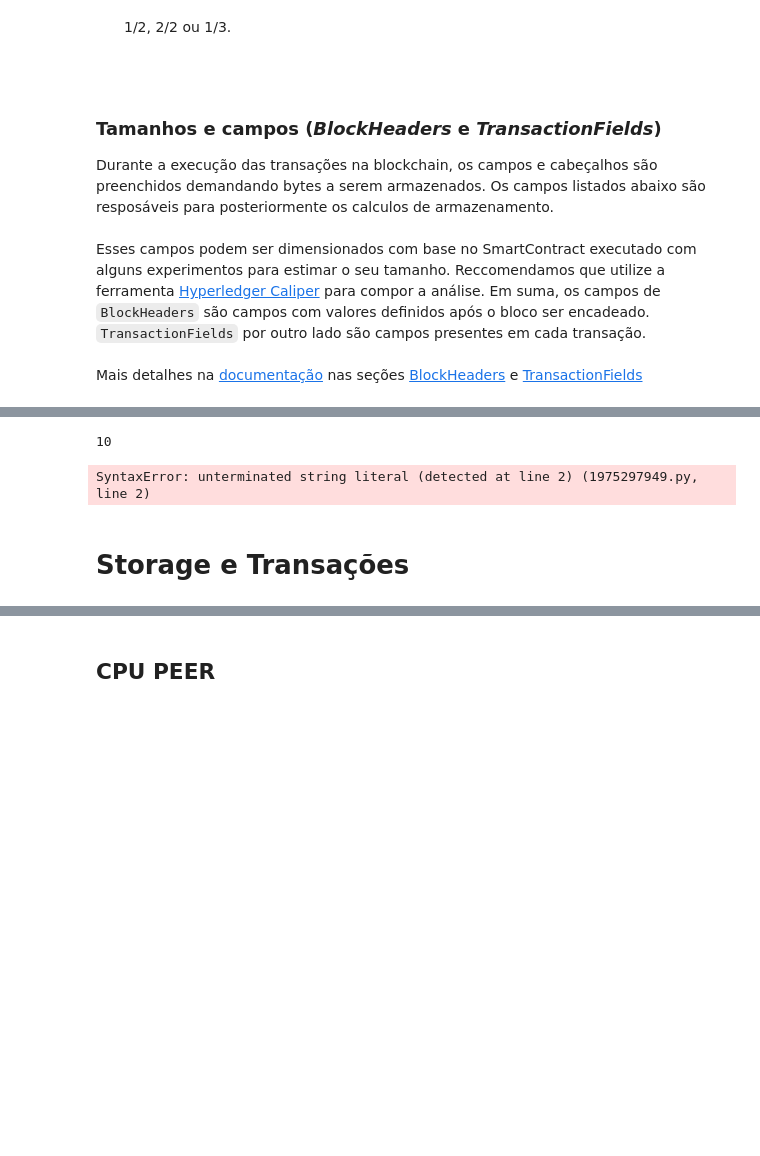
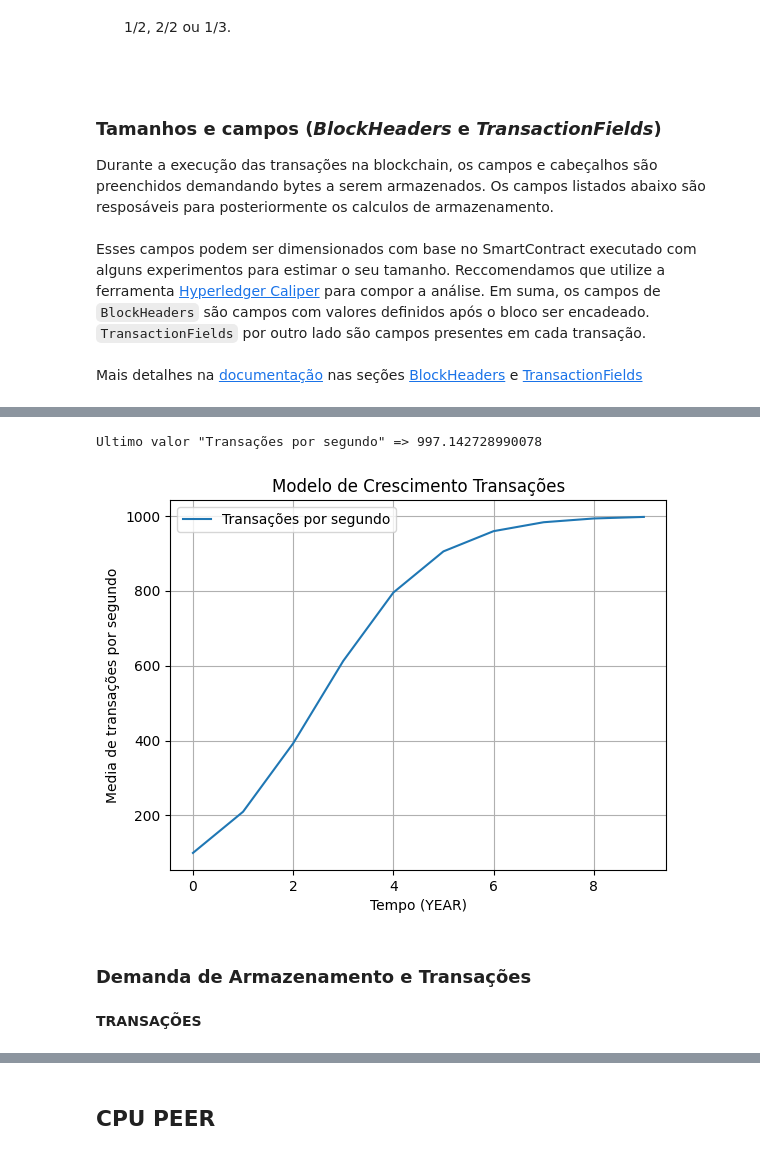
Before and after one commit to gilbertokoerbes/TCCII_Blockchain_Predict, a Jupyter notebook: predict.ipynb, the cells around one changed output, grey strips where cells are left out. Cells and saved outputs as stored; diff of their text form; code cells hidden in the pictures; blank space fills up the shorter version.

```diff
--- a/predict.ipynb
+++ b/predict.ipynb
@@ -131,28 +144,20 @@ class CostPredict:
 # %%
-def logistic_curve(t, P0, K, r, t0):
-    return P0 + (K - P0) / (1 + np.exp(-r * (t - t0)))
+# 🔵 Caso Função Logistica
 
-# Dados de exemplo de tempo (t)
-global PREDICT_TYPE
-PREDICT_TYPE = 'YEAR' #'DAY':'WEEK':'MONTH':'YEAR'
-A = 10 #10 ANOS EM DIAS
+A = 10         # 🔵 Numero de periodos. E.g: para 18 meses => PREDICT_TYPE = 'MONTH' e A = 18
 
 t = np.linspace(0, A - 1, A)
-print(len(t))
 
 # Parâmetros da curva logística
-P0 = 5  # Transações inicial
-K = 1000  # Valor máximo transações estimado
-r =  0.9 # Taxa de crescimento
-t0 = A / 4     # Ponto de inflexão -> Meio
+P0 = 5         # 🔵 Transações inicial
+K = 1000       # 🔵 Valor máximo transações estimado
+r =  0.9       # 🔵 Taxa de crescimento
+t0 = A / 4     # 🔵 Ponto de inflexão -> Meio
 
 # Calcula a população usando a função da curva logística
-global rate_transactions
-AVG_RATE_TRANSACTIONS = logistic_curve(t, P0, K, r, t0)
 
-AVG_RATE_TRANSACTIONS = np.array([50,100,150,200,250,320,370,550,750,1000])
+if len(ARRAY) == 0: # Ativar função logistica
+    AVG_RATE_TRANSACTIONS = logistic_curve(t, P0, K, r, t0)
-# %% [output]
-10
 # %%
 # Cod Auxiliar
 def simple_plot(x,y,line_label="", xlabel=f'Tempo ({PREDICT_TYPE})', ylabel="", title="", v_grid=True, tlabel_style="plain"):
@@ -187,9 +174,14 @@ def simple_plot(x,y,line_label="", xlabel=f'Tempo ({PREDICT_TYPE})', ylabel="",
 # %%
-#Plotagem da curva logística
-fig, ax = simple_plot(x= t,y= AVG_RATE_TRANSACTIONS, line_label= 'Curva Logística (S)', ylabel= 'Media de transações por segundo', title= 'Modelo de Crescimento)
+#Plotagem da curva de transações
+fig, ax = simple_plot(x= t,y= AVG_RATE_TRANSACTIONS, line_label= 'Transações por segundo', ylabel= 'Media de transações por segundo', title= 'Modelo de Crescimento Transações')
 plt.show()
 # %% [output]
-SyntaxError: unterminated string literal (detected at line 2) (1975297949.py, line 2)
+Ultimo valor "Transações por segundo" => 997.142728990078
+[figure, added]
+# %% [markdown]
+### Demanda de Armazenamento e Transações
+# %% [markdown]
+**TRANSAÇÕES**
 # %%
 
 def expand_transations_by_period(predict_type, rate_transations_per_second):
@@ -204,5 +196,3 @@ def expand_transations_by_period(predict_type, rate_transations_per_second):
 total_transactions_by_period = expand_transations_by_period(PREDICT_TYPE, AVG_RATE_TRANSACTIONS)
 # %%
 endorsement_transations = total_transactions_by_period * CONF['BlockchainParameters']['EndorsementPolicy']
-# %% [markdown]
-# Storage e Transações
```
Also changed, not shown: parts of 37 cells of this notebook.
